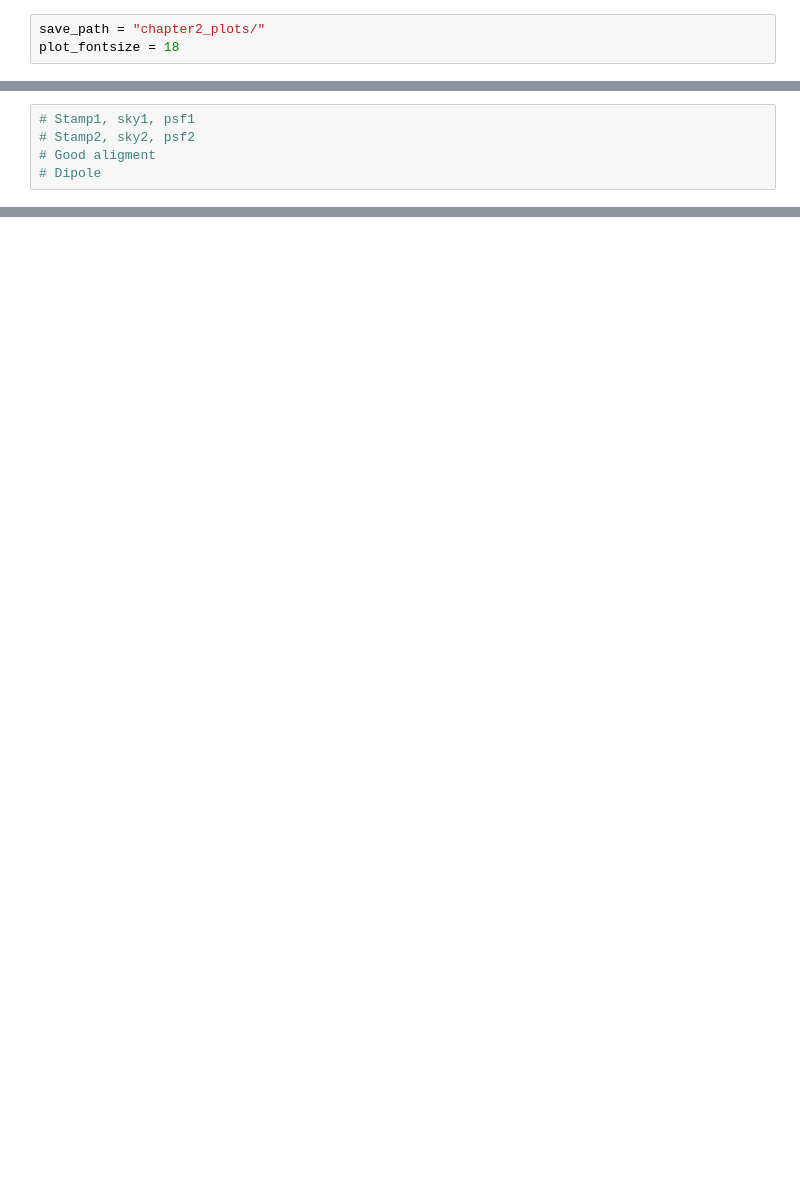
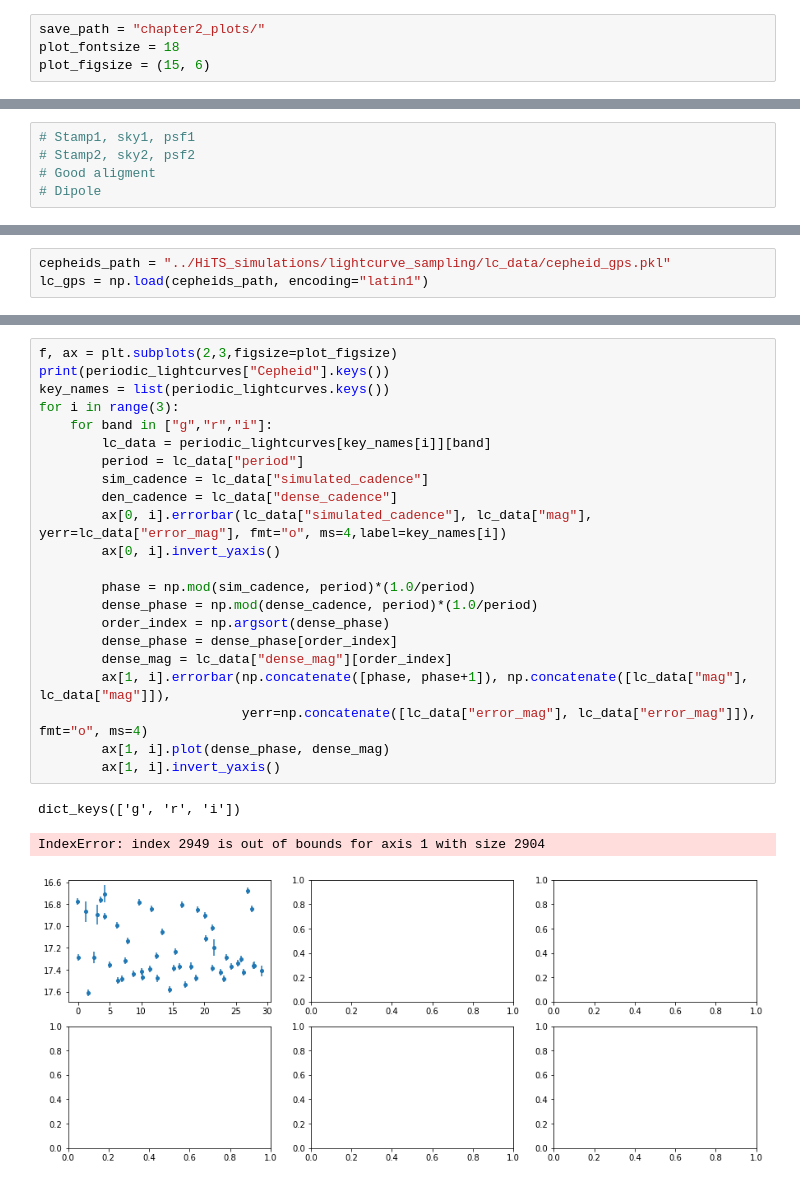
Before and after one commit to rodrigcd/thesis_plots, a Jupyter notebook: Chapter_2_astronomy.ipynb, the cells around one changed output, grey strips where cells are left out. Saved outputs shown, nothing was run; the diff lists cells and outputs as text; blank space fills up the shorter version.

Commit message:
all_periodic

```diff
--- a/Chapter_2_astronomy.ipynb
+++ b/Chapter_2_astronomy.ipynb
@@ -7,4 +8,5 @@ from gatspy import datasets
 # %%
 save_path = "chapter2_plots/"
 plot_fontsize = 18
+plot_figsize = (15, 6)
 # %% [markdown]
@@ -138,0 +120,3 @@ plt.show()
+# %%
+cepheids_path = "../HiTS_simulations/lightcurve_sampling/lc_data/cepheid_gps.pkl"
+lc_gps = np.load(cepheids_path, encoding="latin1")
@@ -138,0 +189,26 @@ plt.show()
+# %%
+f, ax = plt.subplots(2,3,figsize=plot_figsize)
+print(periodic_lightcurves["Cepheid"].keys())
+key_names = list(periodic_lightcurves.keys())
+for i in range(3):
+    for band in ["g","r","i"]:
+        lc_data = periodic_lightcurves[key_names[i]][band]
+        period = lc_data["period"]
+        sim_cadence = lc_data["simulated_cadence"]
+        den_cadence = lc_data["dense_cadence"]
+        ax[0, i].errorbar(lc_data["simulated_cadence"], lc_data["mag"], yerr=lc_data["error_mag"], fmt="o", ms=4,label=key_names[i])
+        ax[0, i].invert_yaxis()
+
+        phase = np.mod(sim_cadence, period)*(1.0/period)
+        dense_phase = np.mod(dense_cadence, period)*(1.0/period)
+        order_index = np.argsort(dense_phase)
+        dense_phase = dense_phase[order_index]
+        dense_mag = lc_data["dense_mag"][order_index]
+        ax[1, i].errorbar(np.concatenate([phase, phase+1]), np.concatenate([lc_data["mag"], lc_data["mag"]]),
+                          yerr=np.concatenate([lc_data["error_mag"], lc_data["error_mag"]]), fmt="o", ms=4)
+        ax[1, i].plot(dense_phase, dense_mag)
+        ax[1, i].invert_yaxis()
+# %% [output]
+dict_keys(['g', 'r', 'i'])
+IndexError: index 2949 is out of bounds for axis 1 with size 2904
+[figure, added]
```
Also changed, not shown: parts of 15 cells of this notebook, 2 other files.
